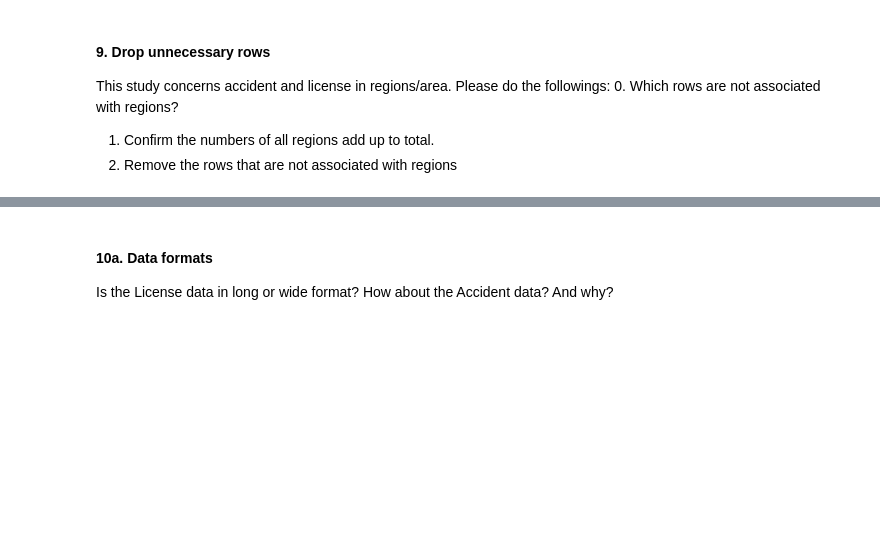
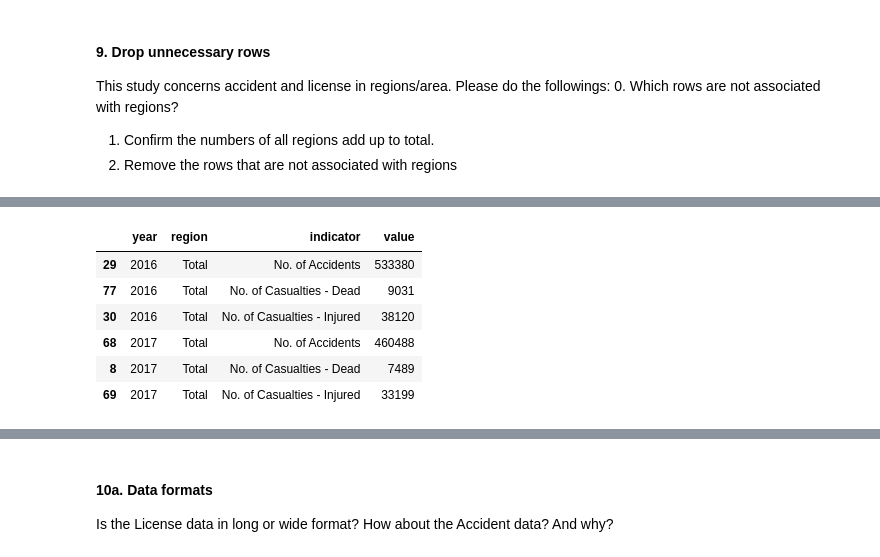
Before and after one commit to TQgit/datascience_project1, a Jupyter notebook: code/starter-code.ipynb, the cells around one changed output, grey strips where cells are left out. Cells and saved outputs as stored; diff of their text form; code cells hidden in the pictures; blank space fills up the shorter version.

```diff
--- a/code/starter-code.ipynb
+++ b/code/starter-code.ipynb
@@ -397,0 +486,11 @@ This study concerns accident and license in regions/area. Please do the followin
+# %%
+# Step2: compare with 'Total' rows
+accidents[accidents.region == "Total"][['year', 'region', 'indicator', 'value']].sort_values(['year', 'indicator'])
+# %% [output]
+|  | year | region | indicator | value |
+| 29 | 2016 | Total | No. of Accidents | 533380 |
+| 77 | 2016 | Total | No. of Casualties - Dead | 9031 |
+| 30 | 2016 | Total | No. of Casualties - Injured | 38120 |
+| 68 | 2017 | Total | No. of Accidents | 460488 |
+| 8 | 2017 | Total | No. of Casualties - Dead | 7489 |
+| 69 | 2017 | Total | No. of Casualties - Injured | 33199 |
```
Also changed, not shown: parts of 22 cells of this notebook.
